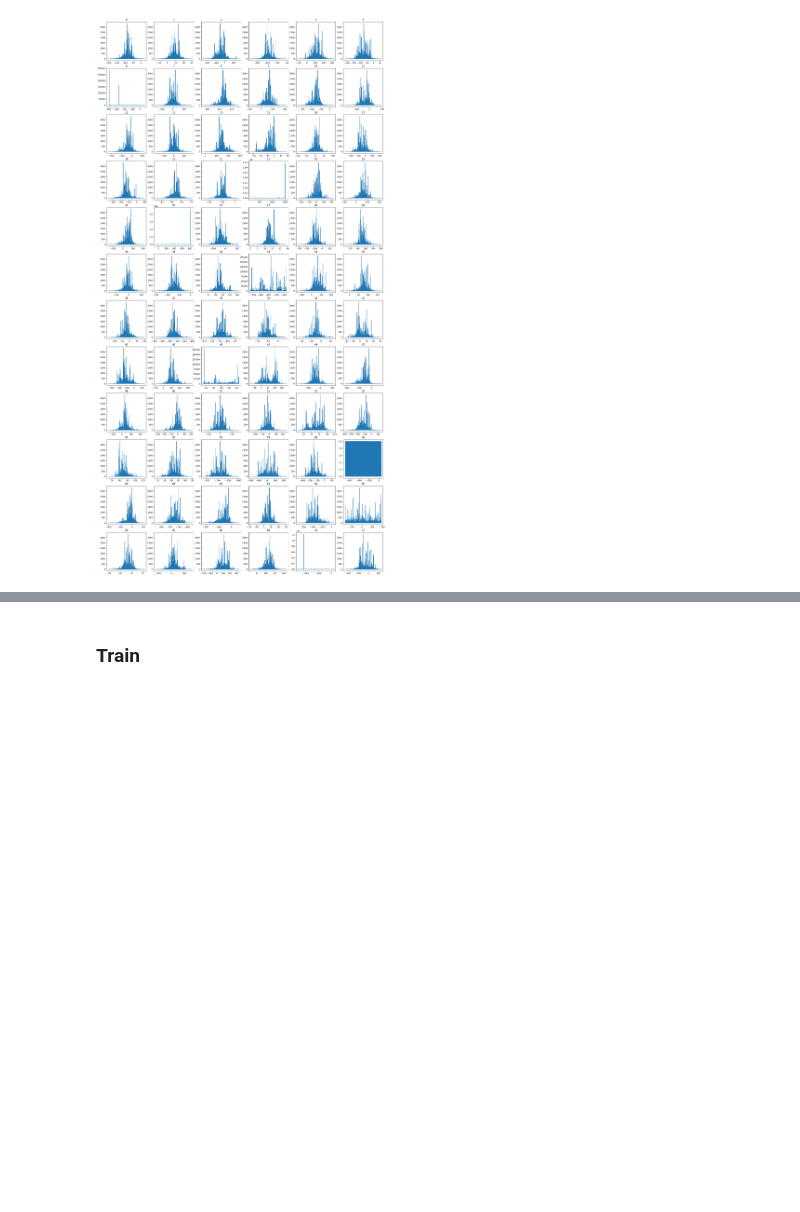
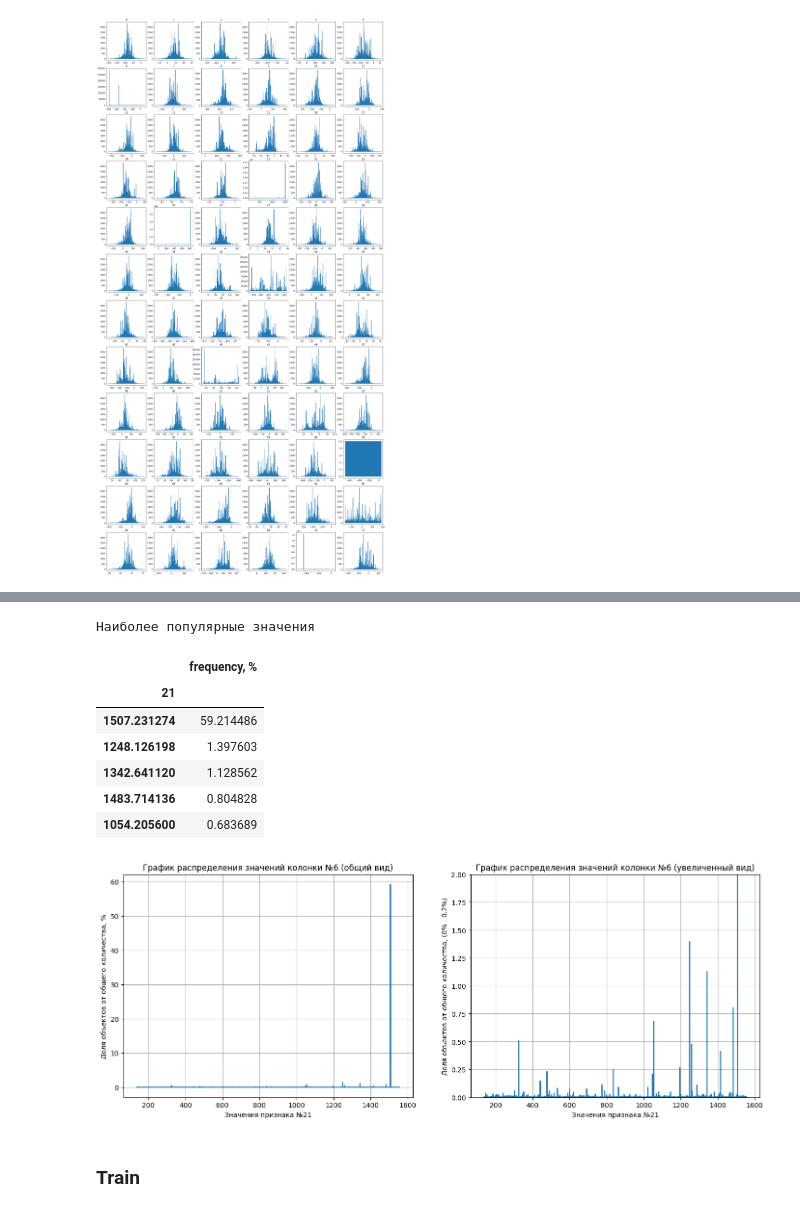
Before and after one commit to Danspers/Matching, a Jupyter notebook: Matching.ipynb, the cells around one changed output, grey strips where cells are left out. Drawn from its saved outputs; the diff is of its cells as text; code cells hidden in the pictures; blank space fills up the shorter version.

```diff
--- a/Matching.ipynb
+++ b/Matching.ipynb
@@ -117,3 +171,16 @@ None
+# %%
+# распределение значений колонки №21
+value_analysis(df_base, '21', 2)
+# %% [output]
+Наиболее популярные значения
+|  | frequency, % |
+| 21 |  |
+| 1507.231274 | 59.214486 |
+| 1248.126198 | 1.397603 |
+| 1342.641120 | 1.128562 |
+| 1483.714136 | 0.804828 |
+| 1054.205600 | 0.683689 |
+[figure, added]
 # %% [markdown]
 ### Train
 # %% [markdown]
```
Also changed, not shown: parts of 13 cells of this notebook.
